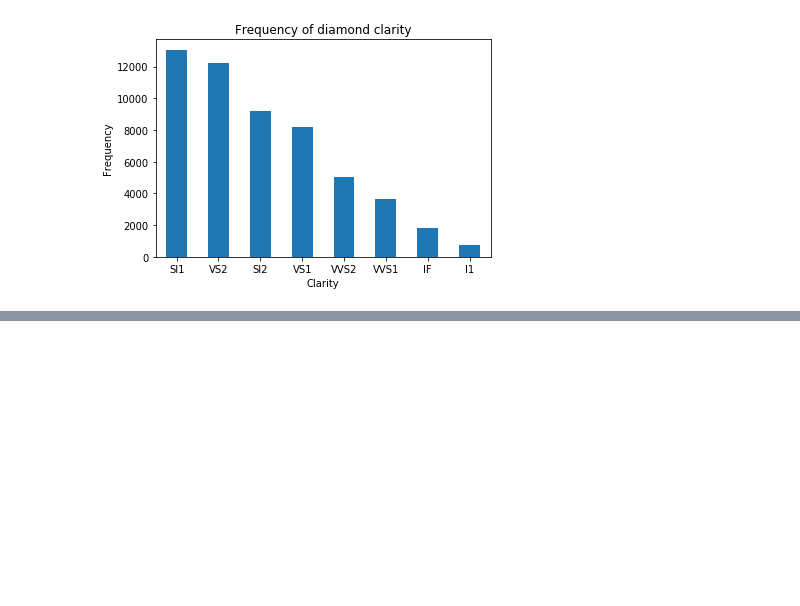
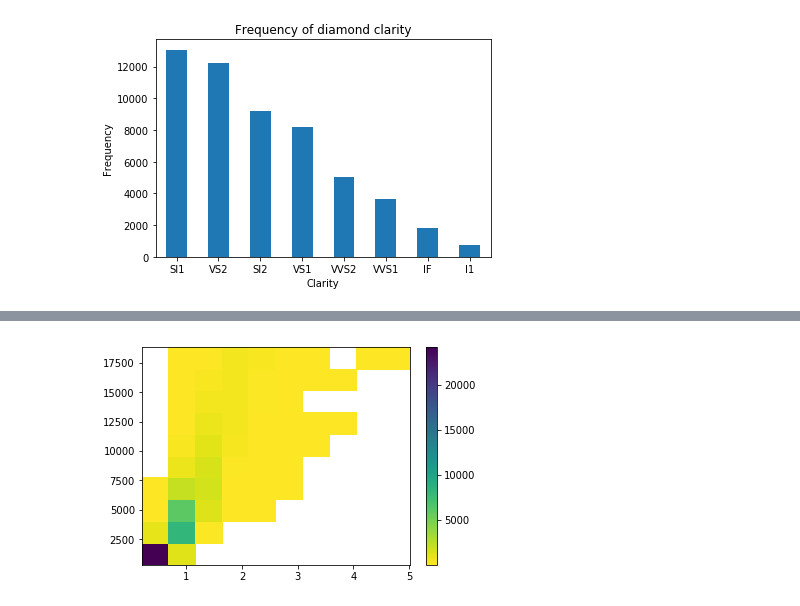
Before and after one commit to csmeet1495/Diamond-dataset--data-visualization, a Jupyter notebook: diamond_dataset-data_visualization.ipynb, the cells around one changed output, grey strips where cells are left out. Saved outputs shown, nothing was run; the diff lists cells and outputs as text; code cells hidden in the pictures; blank space fills up the shorter version.

```diff
--- a/diamond_dataset-data_visualization.ipynb
+++ b/diamond_dataset-data_visualization.ipynb
@@ -104,0 +127,5 @@ plt.title('Frequency of diamond clarity');
+# %%
+plt.hist2d(data=diamonds, x='carat', y='price', cmin=0.5, cmap='viridis_r')
+plt.colorbar();
+# %% [output]
+[figure, added]
```
Also changed, not shown: parts of 3 cells of this notebook.
